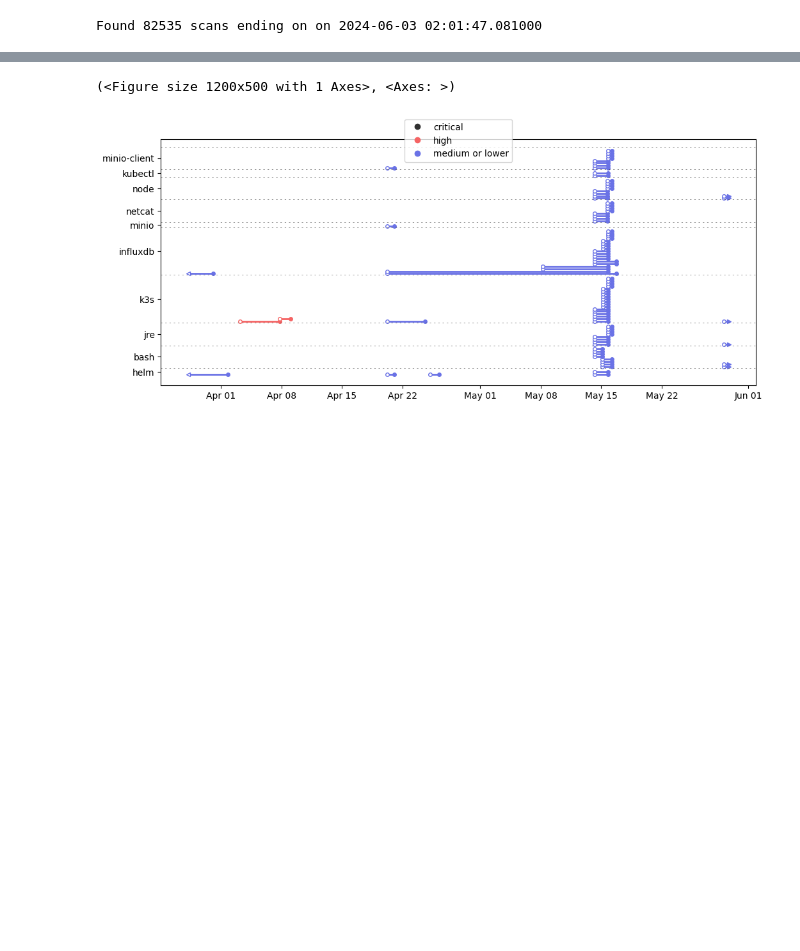
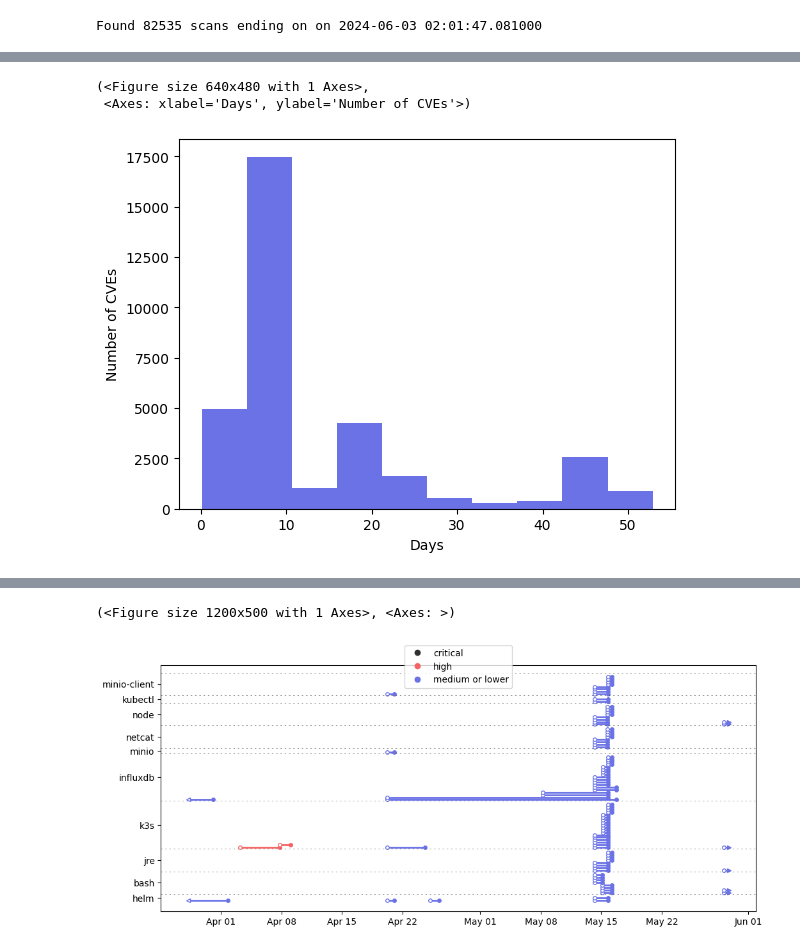
Before and after one commit to paulgibert/chainguard-gallery, a Jupyter notebook: notebooks/analysis-broken.ipynb, the cells around one changed output, grey strips where cells are left out. Drawn from its saved outputs; the diff is of its cells as text; code cells hidden in the pictures; blank space fills up the shorter version.

```diff
--- a/notebooks/analysis-broken.ipynb
+++ b/notebooks/analysis-broken.ipynb
@@ -115,0 +146,7 @@ rtime_hist(cgr_severe_tab, color="red")
+# %%
+_tab = resolved_tab.filter(label="ubi")
+rtime_hist(_tab)
+# %% [output]
+(<Figure size 640x480 with 1 Axes>,
+ <Axes: xlabel='Days', ylabel='Number of CVEs'>)
+[figure, added]
```
Also changed, not shown: parts of 8 cells of this notebook.
